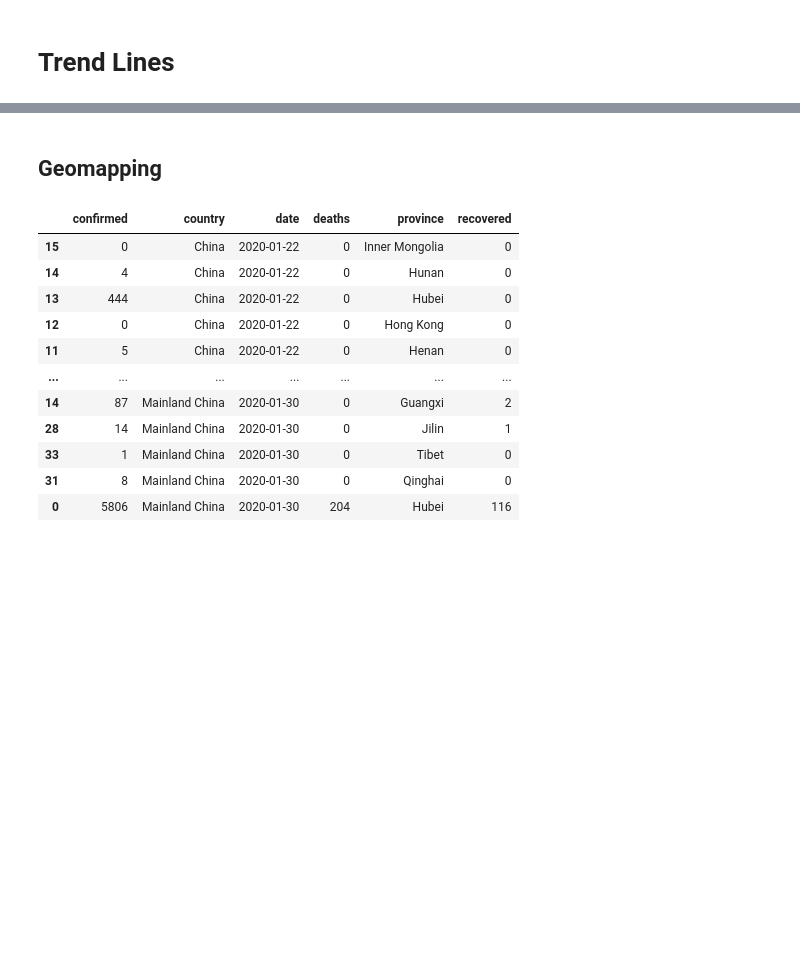
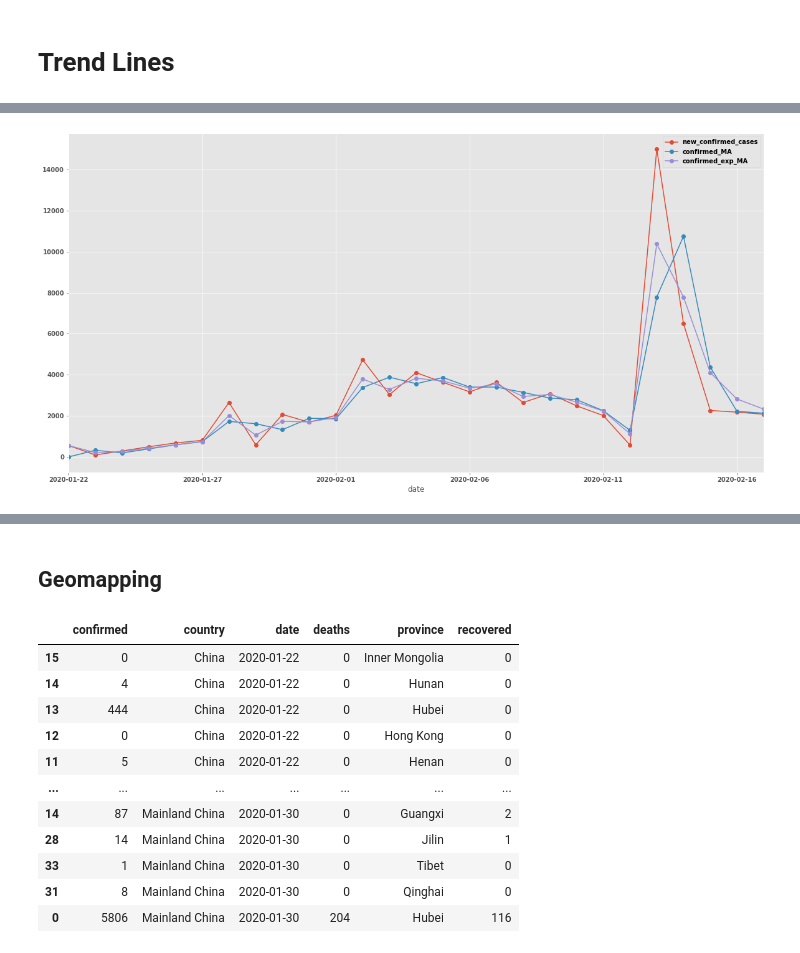
Before and after one commit to AaronWard/covidify, a Jupyter notebook: notebooks/data_exploration.ipynb, the cells around one changed output, grey strips where cells are left out. Saved outputs shown, nothing was run; the diff lists cells and outputs as text; code cells hidden in the pictures; blank space fills up the shorter version.

```diff
--- a/notebooks/data_exploration.ipynb
+++ b/notebooks/data_exploration.ipynb
@@ -75,3 +92,7 @@ def create_stacked_bar(tmp_df, col1, col2, fig_title):
+# %%
+create_trend_line(daily_df, 'new_confirmed_cases', 'confirmed_MA', 'confirmed_exp_MA')
+# %% [output]
+[figure, added]
 # %%
 create_trend_line(agg_df, 'confirmed', 'deaths', 'recovered')
 # %% [output]
```
Also changed, not shown: parts of 10 cells of this notebook, 3 other files.
